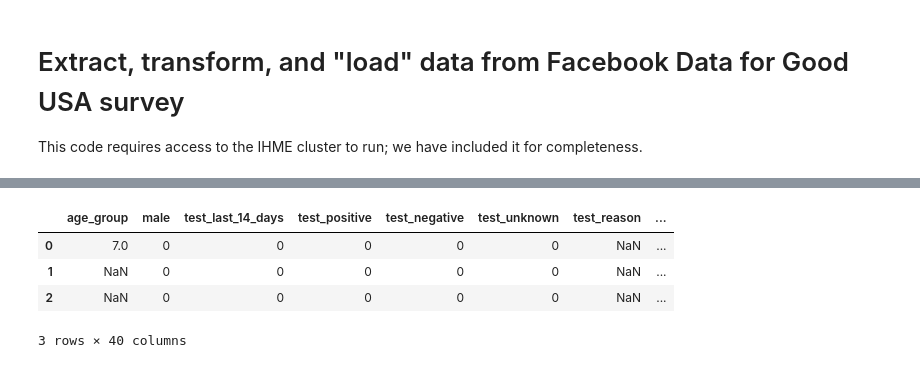
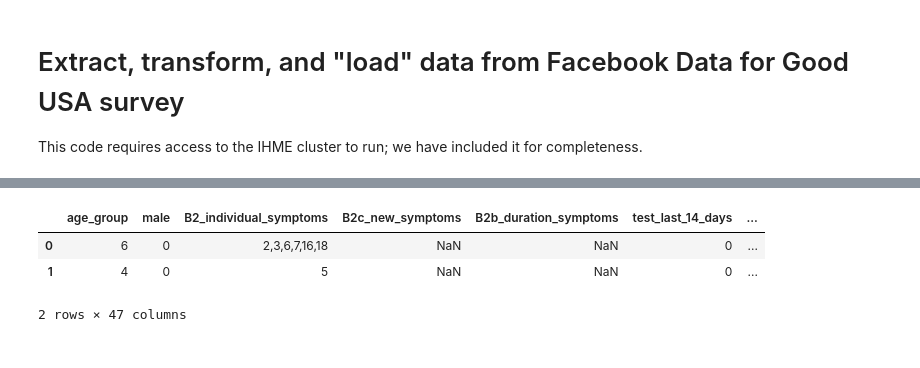
Before and after one commit to aflaxman/covid_hcw_rr, a Jupyter notebook: 000_etl_survey_data.ipynb, the cells around one changed output, grey strips where cells are left out. Cells and saved outputs as stored; diff of their text form; code cells hidden in the pictures.

```diff
--- a/000_etl_survey_data.ipynb
+++ b/000_etl_survey_data.ipynb
@@ -17,6 +17,12 @@ def my_etl(df):
 
     t['age_group'] = df.D2
     t['male'] = (df.D1 == 1).astype(int)
+
+#     t['A1_hh_symptoms'] = df.A1
+    t['B2_individual_symptoms'] = df.B2
+    t['B2c_new_symptoms'] = df.B2c
+    t['B2b_duration_symptoms'] = df.B2b
+
 
     t['test_last_14_days'] = (df.B10 == 1).astype(int)
     t['test_positive'] = (df.B10a == 1).astype(int)
@@ -30,5 +36,13 @@ def my_etl(df):
 
     t['work_outside_home'] = (df.D10 == 1).astype(int)
 
+    t['activities_past24hrs'] = df.C13
+    t['masked_activities_past24hrs'] = df.C13a
+    t['mask_past5days'] = df.C14
+
+    # race and ethnicity, which is in instrument, but not in data file
+    #t['D6'] = df.D6
+    #t['D7'] = df.D7
+
     t['weight'] = df.weight
     return t
@@ -37,7 +55,7 @@ def my_etl(df):
 
 import glob
 fnames = sorted(glob.glob('/ihme/limited_use/LIMITED_USE/PROJECT_FOLDERS/COVID19/SYMPTOM_SURVEY/US/'
-                   'extracted_daily_w4/*.csv'), reverse=True)
+                   'AUTO_EXTRACTED/*/cvid_responses*.csv.gz'), reverse=True)
 fname = fnames[0]
 print(fname)
 df = pd.read_csv(fname, low_memory=False)
@@ -49,8 +67,7 @@ Wall time: 11.8 ms
-|  | age_group | male | test_last_14_days | test_positive | test_negative | test_unknown | test_reason | ... |
-| 0 | 7.0 | 0 | 0 | 0 | 0 | 0 | NaN | ... |
-| 1 | NaN | 0 | 0 | 0 | 0 | 0 | NaN | ... |
-| 2 | NaN | 0 | 0 | 0 | 0 | 0 | NaN | ... |
+|  | age_group | male | B2_individual_symptoms | B2c_new_symptoms | B2b_duration_symptoms | test_last_14_days | ... |
+| 0 | 6 | 0 | 2,3,6,7,16,18 | NaN | NaN | 0 | ... |
+| 1 | 4 | 0 | 5 | NaN | NaN | 0 | ... |
-3 rows × 40 columns
+2 rows × 47 columns
 # %%
 # parse date out of filenames to be able to record when survey was offered
 
```
Also changed, not shown: parts of 8 cells of this notebook, 5 other files.
